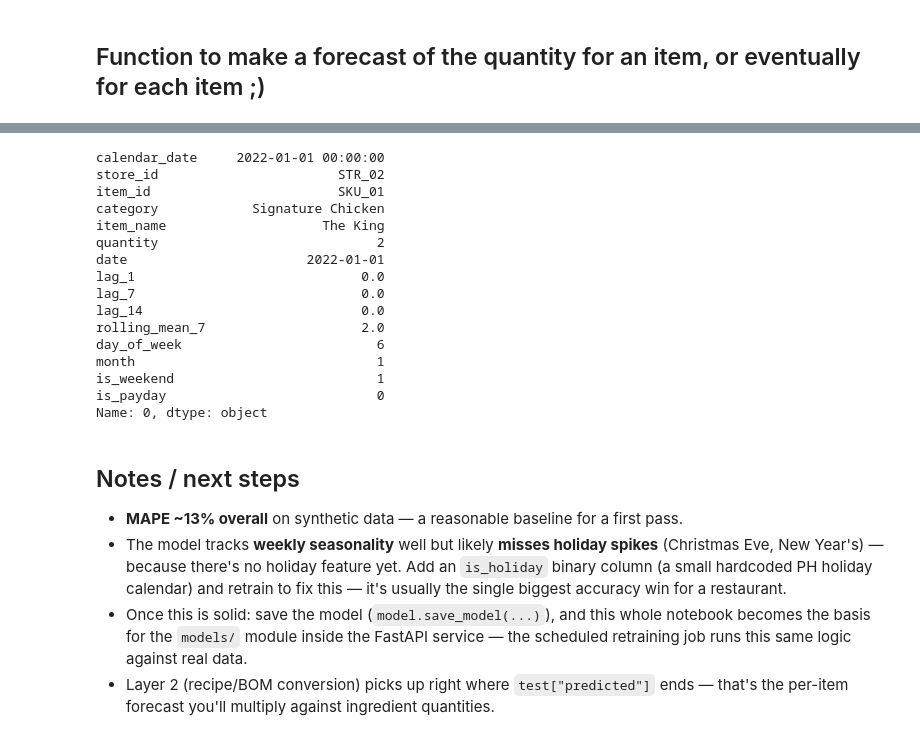
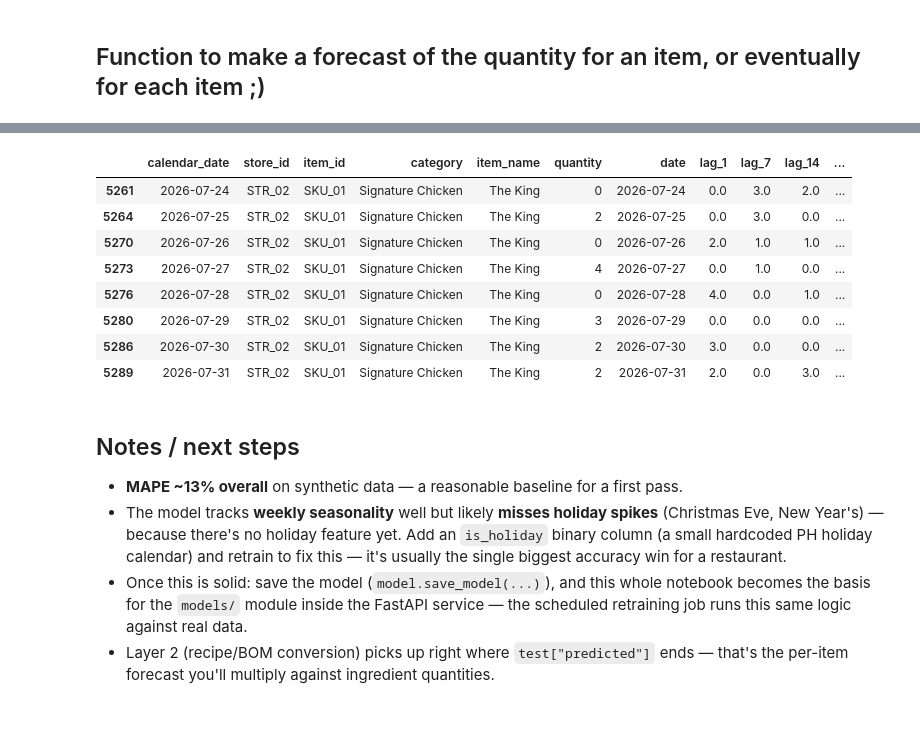
Before and after one commit to Reyal335/Monga-Sales-Forecasting-and-Analytics-App, a Jupyter notebook: ml/restaurant_demand_forecast_prototype.ipynb, the cells around one changed output, grey strips where cells are left out. Saved outputs shown, nothing was run; the diff lists cells and outputs as text; code cells hidden in the pictures.

```diff
--- a/ml/restaurant_demand_forecast_prototype.ipynb
+++ b/ml/restaurant_demand_forecast_prototype.ipynb
@@ -222,29 +258,34 @@ df[df['item_name'] == 'The King'].iloc[0]
 # %%
 lead_time = 28
 stock_period = 60
 forecast_duration = lead_time + stock_period
+stock_date = df['calendar_date'].max()
+cutoff_date = stock_date - pd.Timedelta(days=7)
 
-def forecast_item(item_name, store_id):
-    item_data = df[df['item_name'] == item_name].iloc[0]
-    item_id = item_data['item_id']
-    category = item_data['category']
+# def forecast_item(item_name, store_id):
+#     store_item_matrix = df[(df['item_name'] == item_name) &
+#                            (df['store_id'] == store_id) & (df['calendar_date'] >= cutoff_date)]
+#     item_data = df[df['item_name'] == item_name].iloc[0]
+#     item_id = item_data['item_id']
+#     category = item_data['category']
+
+#     print(item_data)
+
+
+#     for i in range(forecast_duration):
+#         print(i)
+
+df[(df['item_name'] == 'The King') & (df['store_id'] == 'STR_02') & (df['calendar_date'] >= cutoff_date)]
 # %% [output]
-calendar_date     2022-01-01 00:00:00
-store_id                       STR_02
-item_id                        SKU_01
-category            Signature Chicken
-item_name                    The King
-quantity                            2
-date                       2022-01-01
-lag_1                             0.0
-lag_7                             0.0
-lag_14                            0.0
-rolling_mean_7                    2.0
-day_of_week                         6
-month                               1
-is_weekend                          1
-is_payday                           0
-Name: 0, dtype: object
+|  | calendar_date | store_id | item_id | category | item_name | quantity | date | lag_1 | lag_7 | lag_14 | ... |
+| 5261 | 2026-07-24 | STR_02 | SKU_01 | Signature Chicken | The King | 0 | 2026-07-24 | 0.0 | 3.0 | 2.0 | ... |
+| 5264 | 2026-07-25 | STR_02 | SKU_01 | Signature Chicken | The King | 2 | 2026-07-25 | 0.0 | 3.0 | 0.0 | ... |
+| 5270 | 2026-07-26 | STR_02 | SKU_01 | Signature Chicken | The King | 0 | 2026-07-26 | 2.0 | 1.0 | 1.0 | ... |
+| 5273 | 2026-07-27 | STR_02 | SKU_01 | Signature Chicken | The King | 4 | 2026-07-27 | 0.0 | 1.0 | 0.0 | ... |
+| 5276 | 2026-07-28 | STR_02 | SKU_01 | Signature Chicken | The King | 0 | 2026-07-28 | 4.0 | 0.0 | 1.0 | ... |
+| 5280 | 2026-07-29 | STR_02 | SKU_01 | Signature Chicken | The King | 3 | 2026-07-29 | 0.0 | 0.0 | 0.0 | ... |
+| 5286 | 2026-07-30 | STR_02 | SKU_01 | Signature Chicken | The King | 2 | 2026-07-30 | 3.0 | 0.0 | 0.0 | ... |
+| 5289 | 2026-07-31 | STR_02 | SKU_01 | Signature Chicken | The King | 2 | 2026-07-31 | 2.0 | 0.0 | 3.0 | ... |
 # %% [markdown]
 ## Notes / next steps
 
```
Also changed, not shown: parts of 10 cells of this notebook, 1 other file.
